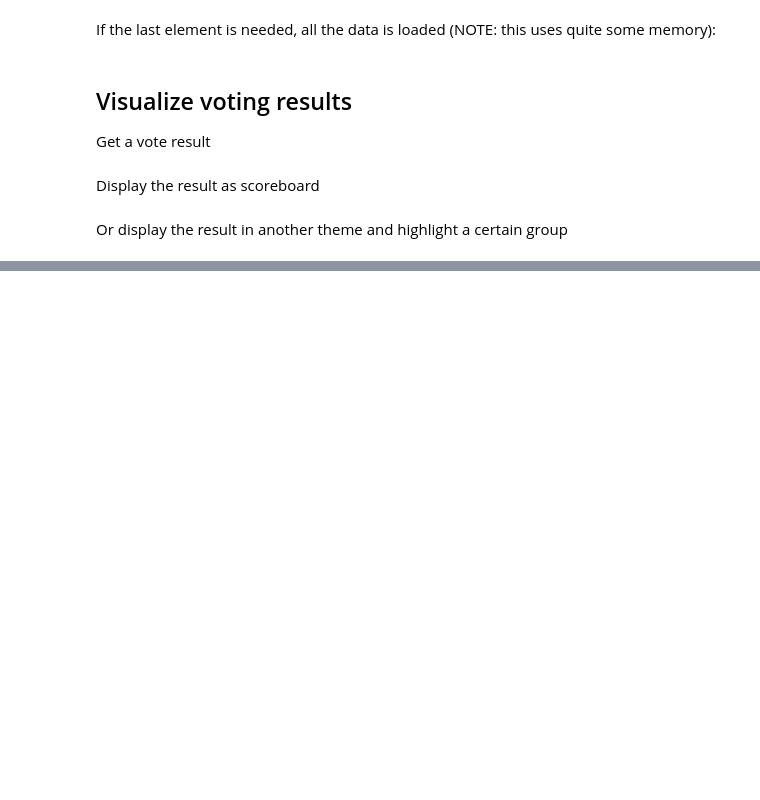
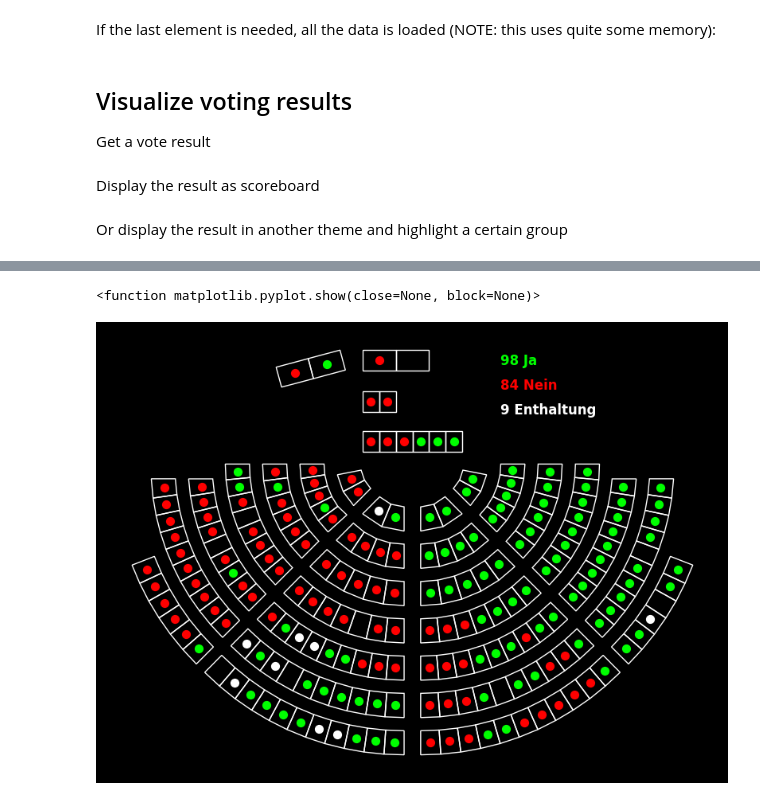
Before and after one commit to metaodi/swissparlpy, a Jupyter notebook: examples/Swiss Parliament API.ipynb, the cells around one changed output, grey strips where cells are left out. Cells and saved outputs as stored; diff of their text form; code cells hidden in the pictures; blank space fills up the shorter version.

```diff
--- a/examples/Swiss Parliament API.ipynb
+++ b/examples/Swiss Parliament API.ipynb
@@ -173,0 +175,8 @@ plt.show()
+# %%
+busi = spp.get_data("Business", Language="DE", Title__contains="Industriestrategie der Schweiz. Die Wirtschaft stärken und die Widerstandsfähigkeit erhöhen")[0]
+busi
+# %%
+votes = spp.get_data("Vote", Language="DE", BusinessNumber=busi["ID"])
+voting = spp.get_data("Voting", Language="DE", IdVote=votes[0]["ID"]).to_dataframe()
+voting = voting.sort_values(by="LastName").reset_index(drop=True)
+voting.groupby("DecisionText")["ID"].count()
@@ -173,0 +192,6 @@ plt.show()
+# %%
+fig = spp.plot_voting(voting, theme="scoreboard", result=True)
+plt.show
+# %% [output]
+<function matplotlib.pyplot.show(close=None, block=None)>
+[figure, added]
```
Also changed, not shown: parts of 3 cells of this notebook, 5 other files.
